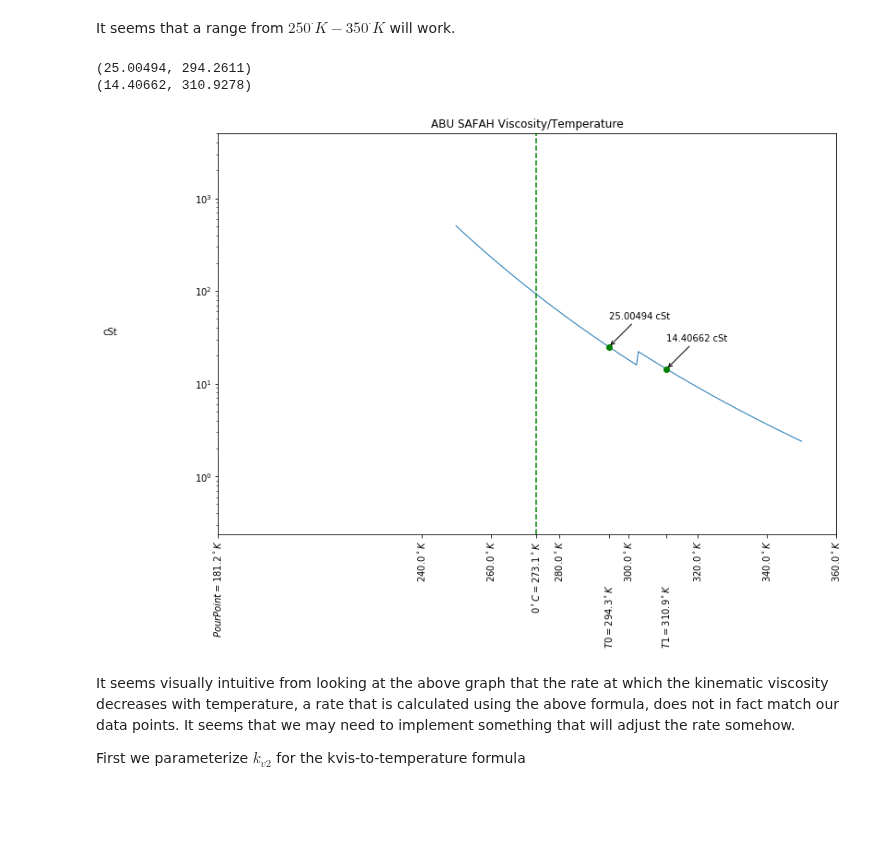
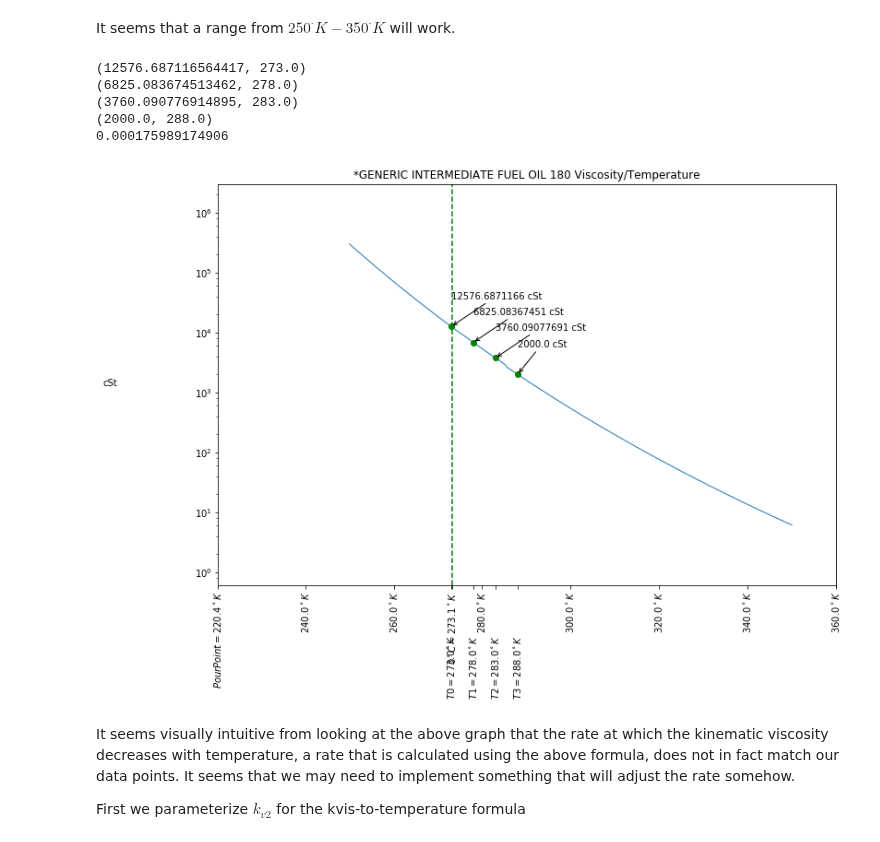
Before and after one commit to NOAA-ORR-ERD/OilLibrary, a Jupyter notebook: documentation/notebooks/Oil Viscosity.ipynb, the cells around one changed output. Cells and saved outputs as stored; diff of their text form; code cells hidden in the pictures; blank space fills up the shorter version.

```diff
--- a/documentation/notebooks/Oil Viscosity.ipynb
+++ b/documentation/notebooks/Oil Viscosity.ipynb
@@ -238,8 +238,8 @@ plt.figure(1, figsize=(12,8))
 ax = plt.subplot(111)
 
 #oil_obj = session.query(Oil).filter(Oil.adios_oil_id == 'AD02448').one()
-#oil_obj = session.query(Oil).filter(Oil.adios_oil_id == 'AD04009').one()
-oil_obj = session.query(Oil).filter(Oil.adios_oil_id == 'AD00009').one()
+oil_obj = session.query(Oil).filter(Oil.adios_oil_id == 'AD04009').one()
+#oil_obj = session.query(Oil).filter(Oil.adios_oil_id == 'AD00009').one()
 imp_rec = ImportedRecordWithEstimation(oil_obj.imported)
 
 temps = np.linspace(250.0, 350.0, 200)
@@ -253,6 +253,8 @@ pour_point = pour_point_from_kvis(oil_obj.kvis[0].m_2_s,
 
 x = temps
 y = imp_rec.kvis_at_temp(temps) * 1e6
+
+print imp_rec.kvis_at_temp(273.15 + 38)
 
 graph_max = np.max(y) * 10
 graph_min = np.min(y) / 10
@@ -265,36 +267,39 @@ ax.axhline(0, color='g', ls='--')
 ax.set_title('{0} Viscosity/Temperature'.format(oil_obj.name))
 figtext(-0.02, 0.5, 'cSt')
 
 # annotations
 for v, t in zip(kvis_refs, kvis_ref_temps):
     ax.plot(t, v, marker='o', color="green")
     ax.annotate('{0} cSt'.format(v),
                 xy=(t, v),  xycoords='data',
                 xytext=(0, 30), textcoords='offset points',
                 arrowprops=dict(arrowstyle="->")
                 )
 
 # generate x ticks
 kvis_ref_ticks = [(v, r'$T{0}={1:.1f}^\circ K$                '.format(i, v))
                   for i, v in enumerate(kvis_ref_temps)]
 x_ticks = [(v, r'${0:.1f}^\circ K$'.format(v)) for v, l in zip(*plt.xticks())]
 x_ticks += kvis_ref_ticks
 x_ticks += [(273.15, r'$0^\circ C={0:.1f}^\circ K$'.format(273.15))]
 x_ticks += [(pour_point, r'$PourPoint = {0:.1f}^\circ K$'.format(pour_point))]
 plt.xticks(*zip(*x_ticks))
 plt.yscale('log', nonposy='clip')
 
 for tick in ax.xaxis.get_major_ticks():
     tick.label.set_fontsize(10)
     # specify integer or one of preset strings, e.g.
     #tick.label.set_fontsize('x-small')
     tick.label.set_rotation('vertical')
 
 show()
 # %% [output]
-(25.00494, 294.2611)
-(14.40662, 310.9278)
+(12576.687116564417, 273.0)
+(6825.083674513462, 278.0)
+(3760.090776914895, 283.0)
+(2000.0, 288.0)
+0.000175989174906
-[figure, old version]
+[figure, new version]
 # %% [markdown]
 It seems visually intuitive from looking at the above graph that the rate at which the kinematic viscosity decreases with temperature, a rate that is calculated using the above formula, does not in fact match our data points.  It seems that we may need to implement something that will adjust the rate somehow.
 
```
Also changed, not shown: parts of 3 cells of this notebook, 3 other files.
